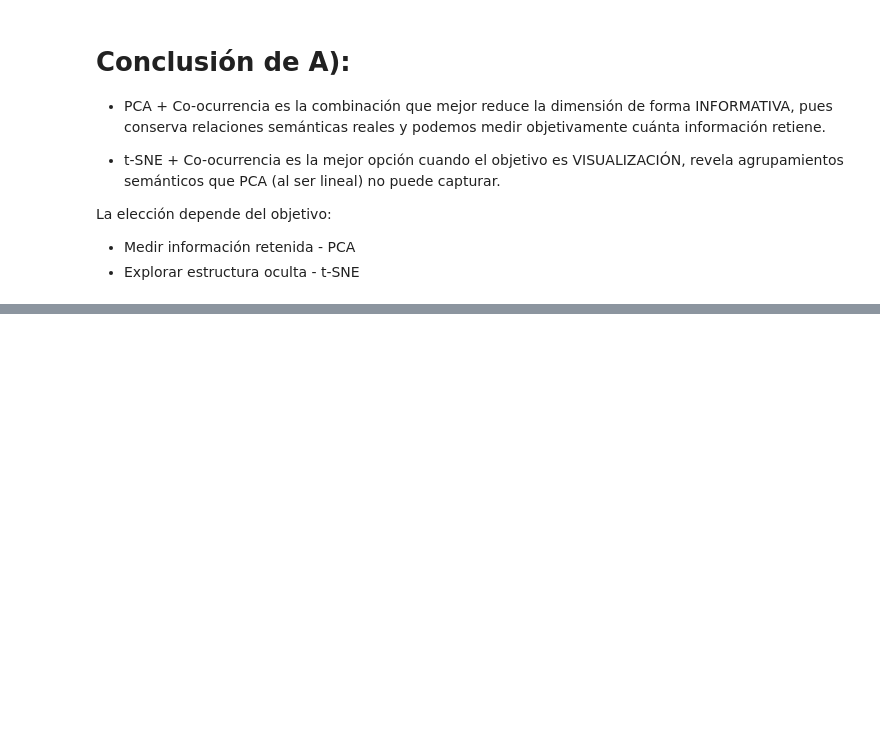
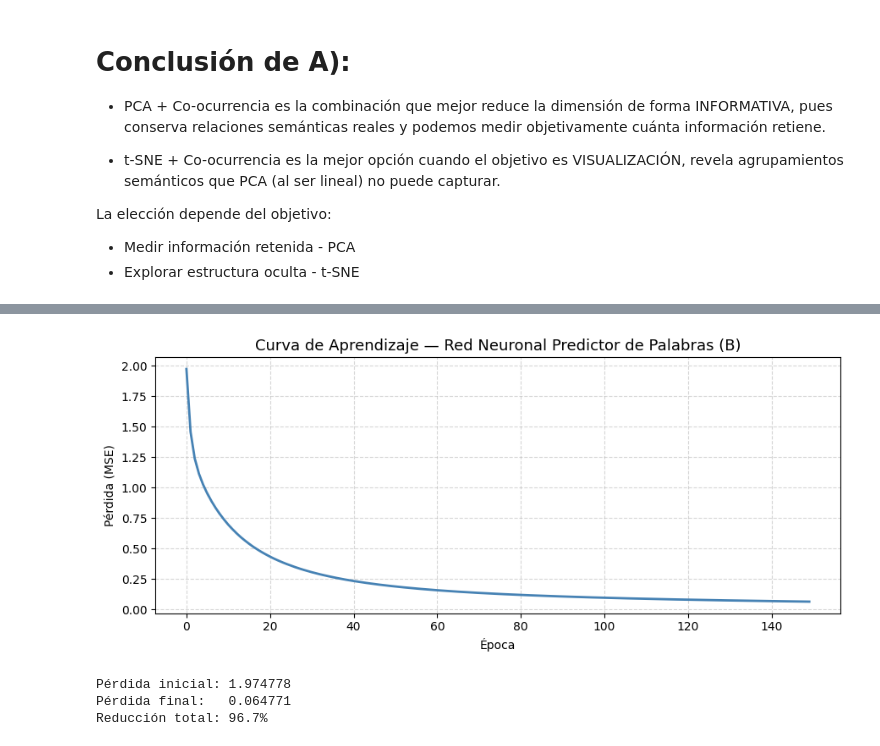
Before and after one commit to vanessalugo04/Procesamiento_lenguaje_natural, a Jupyter notebook: Practica_7.ipynb, the cells around one changed output, grey strips where cells are left out. Drawn from its saved outputs; the diff is of its cells as text; code cells hidden in the pictures; blank space fills up the shorter version.

```diff
--- a/Practica_7.ipynb
+++ b/Practica_7.ipynb
@@ -531,7 +533,7 @@ Co-ocur  varianza total: 50.81%
 tsne_modelo_ohe = TSNE(n_components=2,
                         perplexity=30,
                         random_state=42,
-                        n_iter=1000)
+                        max_iter=1000)
 
 tsne_ohe = tsne_modelo_ohe.fit_transform(matriz_ohe)
 
@@ -559,7 +561,7 @@ Primeros 3 puntos en 2D:
 tsne_modelo_bow = TSNE(n_components=2,
                         perplexity=2,
                         random_state=42,
-                        n_iter=1000)
+                        max_iter=1000)
 
 tsne_bow = tsne_modelo_bow.fit_transform(matriz_bow)
 
@@ -586,7 +588,7 @@ Puntos en 2D por documento:
 tsne_modelo_coo = TSNE(n_components=2,
                         perplexity=30,
                         random_state=42,
-                        n_iter=1000)
+                        max_iter=1000)
 
 tsne_coo = tsne_modelo_coo.fit_transform(matriz_coo)
 
@@ -894,0 +1048,20 @@ La elección depende del objetivo:
+# %%
+# PREPROCESAMIENTO DEL CORPUS B
+# Reutilizamos exactamente las mismas funciones de la Parte A:
+#   to_minusculas() → convierte a minúsculas
+#   tokenizador()   → divide en tokens y elimina puntuación
+#   eliminar_stopwords() → filtra palabras vacías
+# Solo cambia la entrada: ahora es corpus_b_texto en lugar de doc1/2/3
+
+# Aplicamos el pipeline completo al corpus B
+corpus_b_tokens = eliminar_stopwords(
+    tokenizador(to_minusculas(corpus_b_texto), stopwords, es_valido)
+)
+
+# Vocabulario único del corpus B
+vocabulario_b = eliminar_palabras_repetidas(corpus_b_tokens)
+
+print(f"Tokens tras preprocesamiento:  {len(corpus_b_tokens)}")
+print(f"Vocabulario único (V):         {len(vocabulario_b)} palabras")
+print(f"\nPrimeras 15 palabras del vocabulario B:")
+print(vocabulario_b[:15])
@@ -894,0 +1281,22 @@ La elección depende del objetivo:
+# %%
+# PASO 4 — CURVA DE APRENDIZAJE
+# Graficamos cómo bajó la pérdida MSE a lo largo de las épocas.
+
+plt.figure(figsize=(9, 4))
+plt.plot(historial_perdida, color='steelblue', linewidth=2)
+plt.title('Curva de Aprendizaje — Red Neuronal Predictor de Palabras (B)', fontsize=13)
+plt.xlabel('Época')
+plt.ylabel('Pérdida (MSE)')
+plt.grid(True, linestyle='--', alpha=0.5)
+plt.tight_layout()
+plt.show()
+
+reduccion = (1 - historial_perdida[-1] / historial_perdida[0]) * 100
+print(f"Pérdida inicial: {historial_perdida[0]:.6f}")
+print(f"Pérdida final:   {historial_perdida[-1]:.6f}")
+print(f"Reducción total: {reduccion:.1f}%")
+# %% [output]
+[figure, added]
+Pérdida inicial: 1.974778
+Pérdida final:   0.064771
+Reducción total: 96.7%
```
Also changed, not shown: parts of 15 cells of this notebook.
